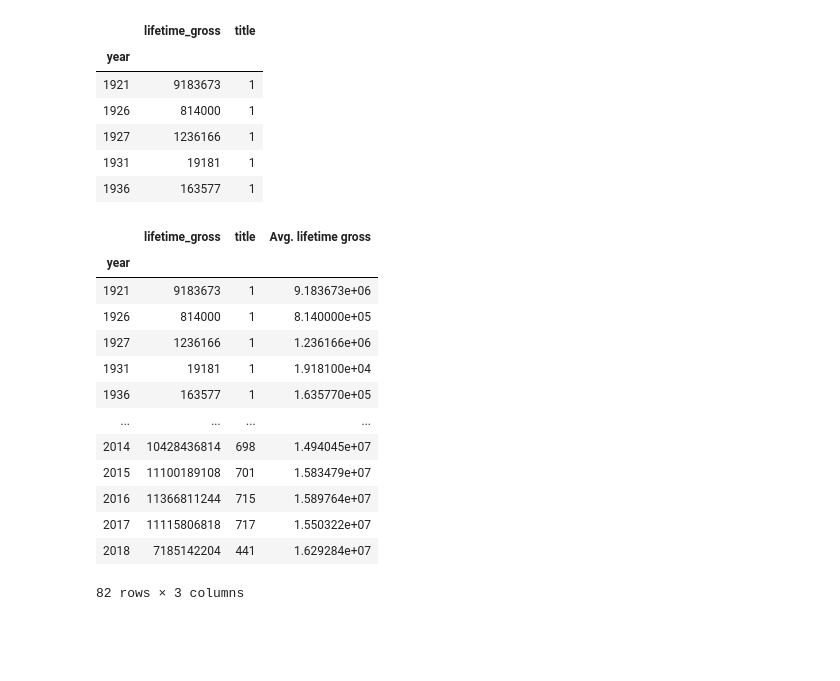
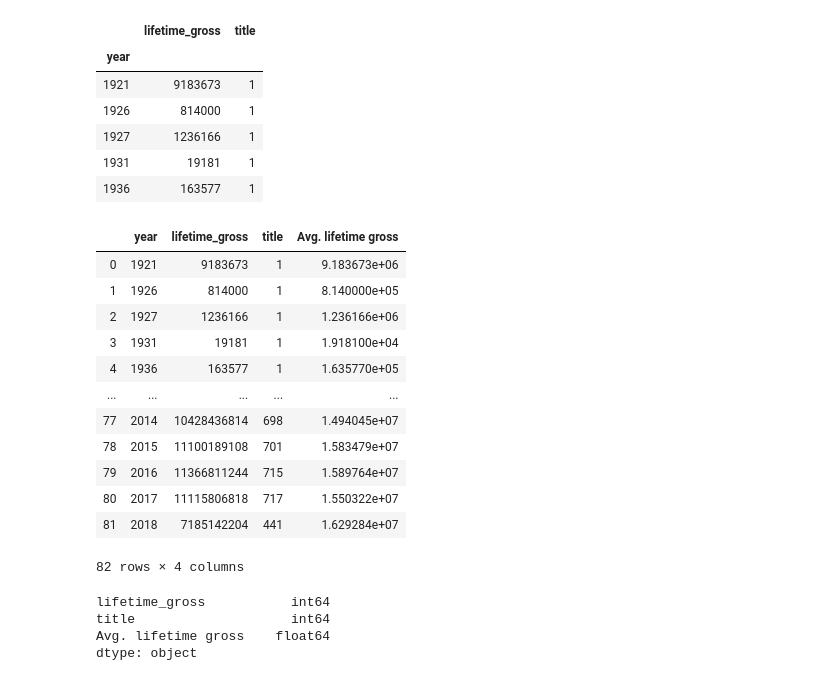
Before and after one commit to AlejandraRosa/final_project, a Jupyter notebook: notebooks/starter_updateAR.ipynb, the cells around one changed output. Drawn from its saved outputs; the diff is of its cells as text; code cells hidden in the pictures; blank space fills up the shorter version.

```diff
--- a/notebooks/starter_updateAR.ipynb
+++ b/notebooks/starter_updateAR.ipynb
@@ -174,19 +178,26 @@ box_plot.head()
 | 1936 | 163577 | 1 |
 # %%
 box_plot['Avg. lifetime gross'] = box_plot['lifetime_gross']/box_plot['title']
-box_plot
-# %% [output]
-|  | lifetime_gross | title | Avg. lifetime gross |
-| year |  |  |  |
-| 1921 | 9183673 | 1 | 9.183673e+06 |
-| 1926 | 814000 | 1 | 8.140000e+05 |
-| 1927 | 1236166 | 1 | 1.236166e+06 |
-| 1931 | 19181 | 1 | 1.918100e+04 |
-| 1936 | 163577 | 1 | 1.635770e+05 |
-| ... | ... | ... | ... |
-| 2014 | 10428436814 | 698 | 1.494045e+07 |
-| 2015 | 11100189108 | 701 | 1.583479e+07 |
-| 2016 | 11366811244 | 715 | 1.589764e+07 |
-| 2017 | 11115806818 | 717 | 1.550322e+07 |
-| 2018 | 7185142204 | 441 | 1.629284e+07 |
-82 rows × 3 columns
+# %%
+box_plot.reset_index()
+# %% [output]
+|  | year | lifetime_gross | title | Avg. lifetime gross |
+| 0 | 1921 | 9183673 | 1 | 9.183673e+06 |
+| 1 | 1926 | 814000 | 1 | 8.140000e+05 |
+| 2 | 1927 | 1236166 | 1 | 1.236166e+06 |
+| 3 | 1931 | 19181 | 1 | 1.918100e+04 |
+| 4 | 1936 | 163577 | 1 | 1.635770e+05 |
+| ... | ... | ... | ... | ... |
+| 77 | 2014 | 10428436814 | 698 | 1.494045e+07 |
+| 78 | 2015 | 11100189108 | 701 | 1.583479e+07 |
+| 79 | 2016 | 11366811244 | 715 | 1.589764e+07 |
+| 80 | 2017 | 11115806818 | 717 | 1.550322e+07 |
+| 81 | 2018 | 7185142204 | 441 | 1.629284e+07 |
+82 rows × 4 columns
+# %%
+box_plot.dtypes
+# %% [output]
+lifetime_gross           int64
+title                    int64
+Avg. lifetime gross    float64
+dtype: object
```
Also changed, not shown: parts of 7 cells of this notebook.
